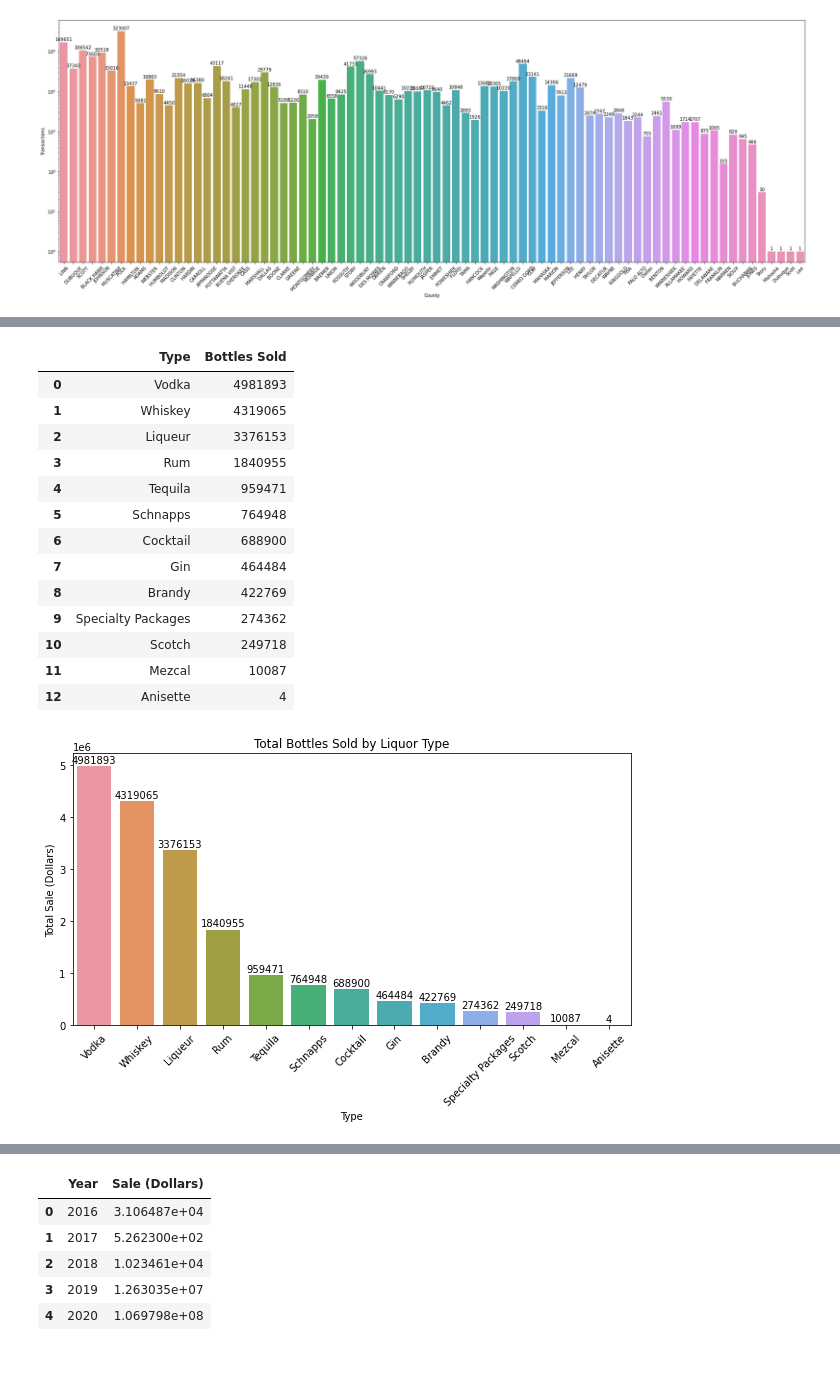
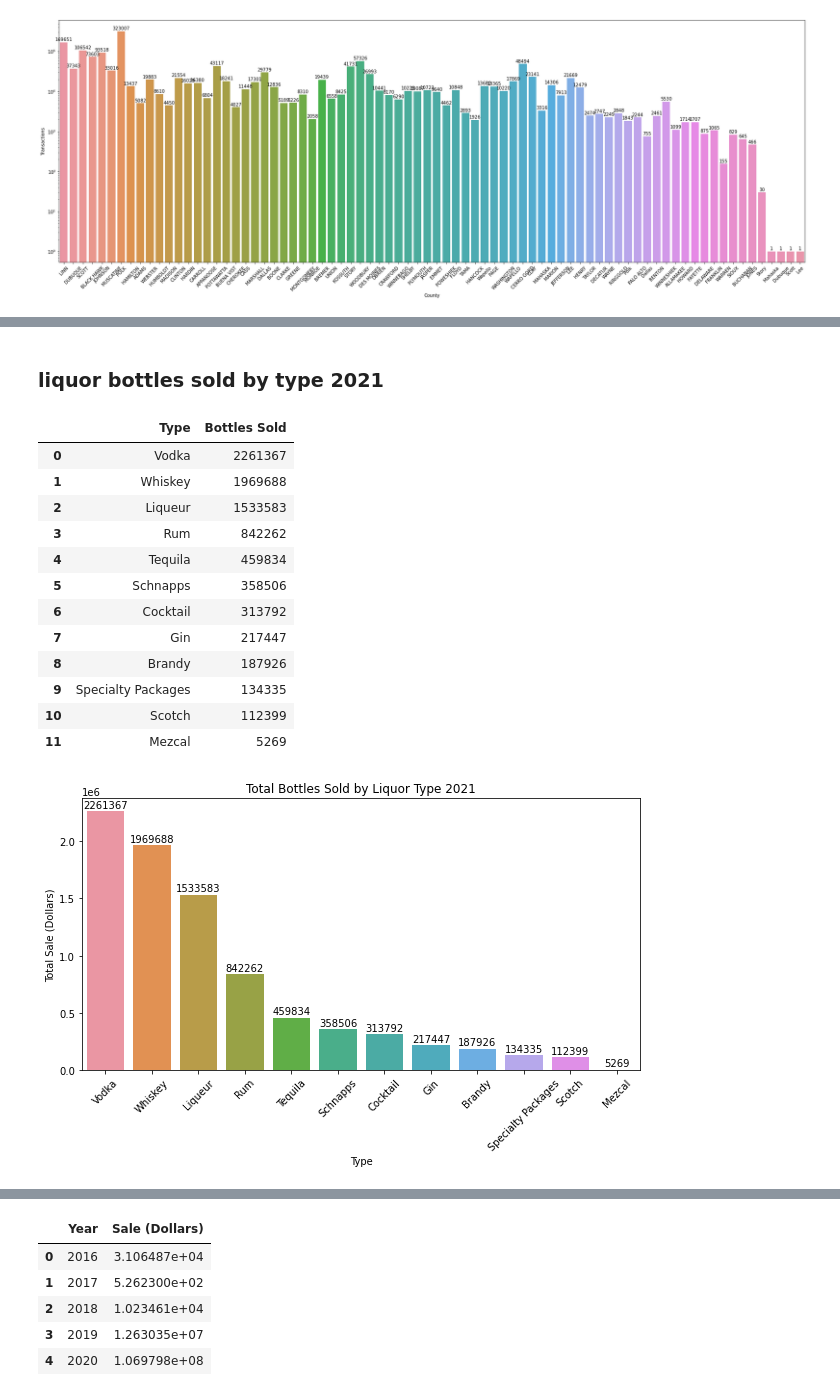
Before and after one commit to mintysnow/Iowa-Liquor-Sales, a Jupyter notebook: Minjin/Hy-Vee EDA.ipynb, the cells around one changed output, grey strips where cells are left out. Cells and saved outputs as stored; diff of their text form; code cells hidden in the pictures; blank space fills up the shorter version.

```diff
--- a/Minjin/Hy-Vee EDA.ipynb
+++ b/Minjin/Hy-Vee EDA.ipynb
@@ -512,0 +641,4 @@ plt.show()
+# %%
+county_bottles_sold_2021 = hv[hv["Year"] == 2021]
+county_bottles_2021 = pd.DataFrame(county_bottles_sold_2021.groupby(["County"])["Bottles Sold"].sum().sort_values(ascending=False)).reset_index()[:10]
+county_bottles_2021
@@ -512,0 +657,14 @@ plt.show()
+# %%
+plt.figure(figsize=(10, 5))
+ax = sns.barplot(x = "County", y = "Bottles Sold", data = county_bottles_2021)
+plt.xticks(rotation=45)
+plt.ylabel('Bottles Sold')
+plt.title('Top Ten Counties with Highest Bottles Sold 2021')
+
+for rect in ax.patches:
+    y_value = rect.get_height()
+    x_value = rect.get_x() + rect.get_width() / 2
+    space = 1
+    label = "{:.0f}".format(y_value)
+    ax.annotate(label, (x_value, y_value), xytext=(0, space), textcoords="offset points", ha='center', va='bottom')
+plt.show()
@@ -735,5 +888,6 @@ hv.head()
 # %%
-liquor_type_sales = pd.DataFrame(hv.groupby(["Type"])["Sale (Dollars)"].sum().sort_values(ascending=False)).reset_index()
+liquor_type_sales_2021 = hv[hv["Year"] == 2021]
+liquor_type_sales = pd.DataFrame(liquor_type_sales_2021.groupby(["Type"])["Sale (Dollars)"].sum().sort_values(ascending=False)).reset_index()
 liquor_type_sales
 # %% [output]
 |  | Type | Sale (Dollars) |
@@ -769,34 +922,35 @@ plt.show()
+# %% [markdown]
+### liquor bottles sold by type 2021
 # %%
-liquor_type_bottles = pd.DataFrame(hv.groupby(["Type"])["Bottles Sold"].sum().sort_values(ascending=False)).reset_index()
-liquor_type_bottles
+liquor_type_bottles_2021 = pd.DataFrame(liquor_type_sales_2021.groupby(["Type"])["Bottles Sold"].sum().sort_values(ascending=False)).reset_index()
+liquor_type_bottles_2021
 # %% [output]
 |  | Type | Bottles Sold |
-| 0 | Vodka | 4981893 |
-| 1 | Whiskey | 4319065 |
-| 2 | Liqueur | 3376153 |
-| 3 | Rum | 1840955 |
-| 4 | Tequila | 959471 |
-| 5 | Schnapps | 764948 |
-| 6 | Cocktail | 688900 |
-| 7 | Gin | 464484 |
-| 8 | Brandy | 422769 |
-| 9 | Specialty Packages | 274362 |
-| 10 | Scotch | 249718 |
-| 11 | Mezcal | 10087 |
-| 12 | Anisette | 4 |
+| 0 | Vodka | 2261367 |
+| 1 | Whiskey | 1969688 |
+| 2 | Liqueur | 1533583 |
+| 3 | Rum | 842262 |
+| 4 | Tequila | 459834 |
+| 5 | Schnapps | 358506 |
+| 6 | Cocktail | 313792 |
+| 7 | Gin | 217447 |
+| 8 | Brandy | 187926 |
+| 9 | Specialty Packages | 134335 |
+| 10 | Scotch | 112399 |
+| 11 | Mezcal | 5269 |
 # %%
 plt.figure(figsize=(10, 5))
-ax = sns.barplot(x = "Type", y = "Bottles Sold", data = liquor_type_bottles)
+ax = sns.barplot(x = "Type", y = "Bottles Sold", data = liquor_type_bottles_2021)
 plt.xticks(rotation=45)
 plt.ylabel('Total Sale (Dollars)')
-plt.title('Total Bottles Sold by Liquor Type')
+plt.title('Total Bottles Sold by Liquor Type 2021')
 
 for rect in ax.patches:
     y_value = rect.get_height()
     x_value = rect.get_x() + rect.get_width() / 2
     space = 1
     label = "{:.0f}".format(y_value)
     ax.annotate(label, (x_value, y_value), xytext=(0, space), textcoords="offset points", ha='center', va='bottom')
 plt.show()
 # %% [output]
-[figure, old version]
+[figure, new version]
```
Also changed, not shown: parts of 82 cells of this notebook, 2 other files.
